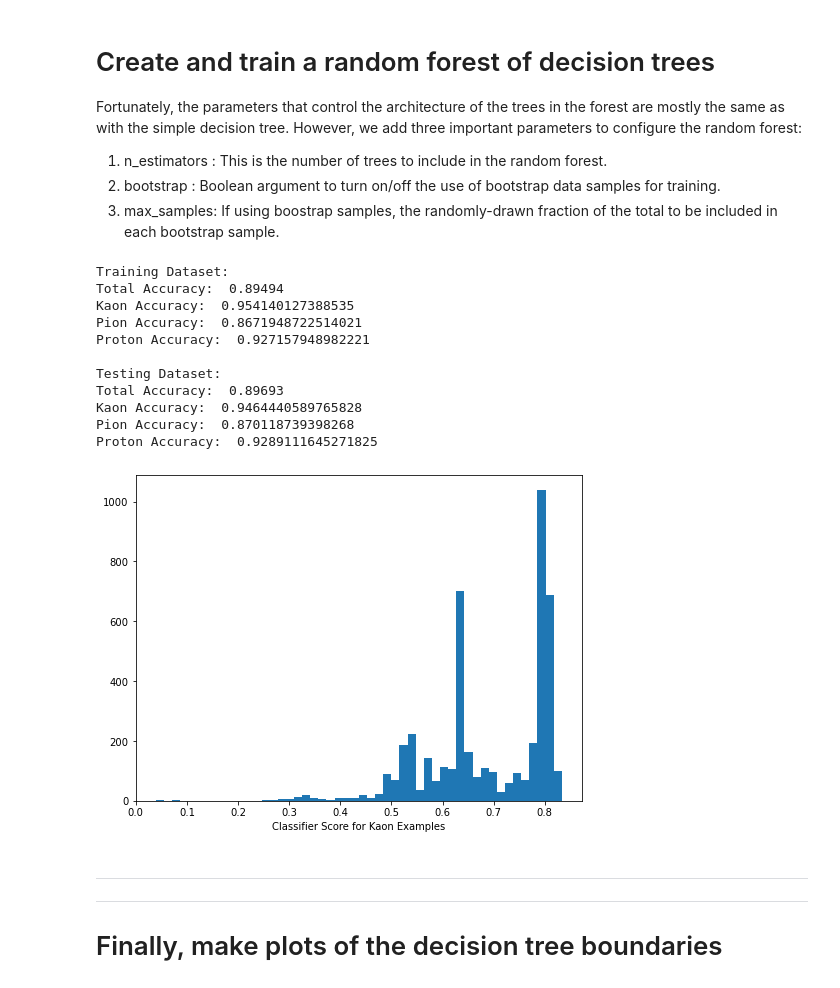
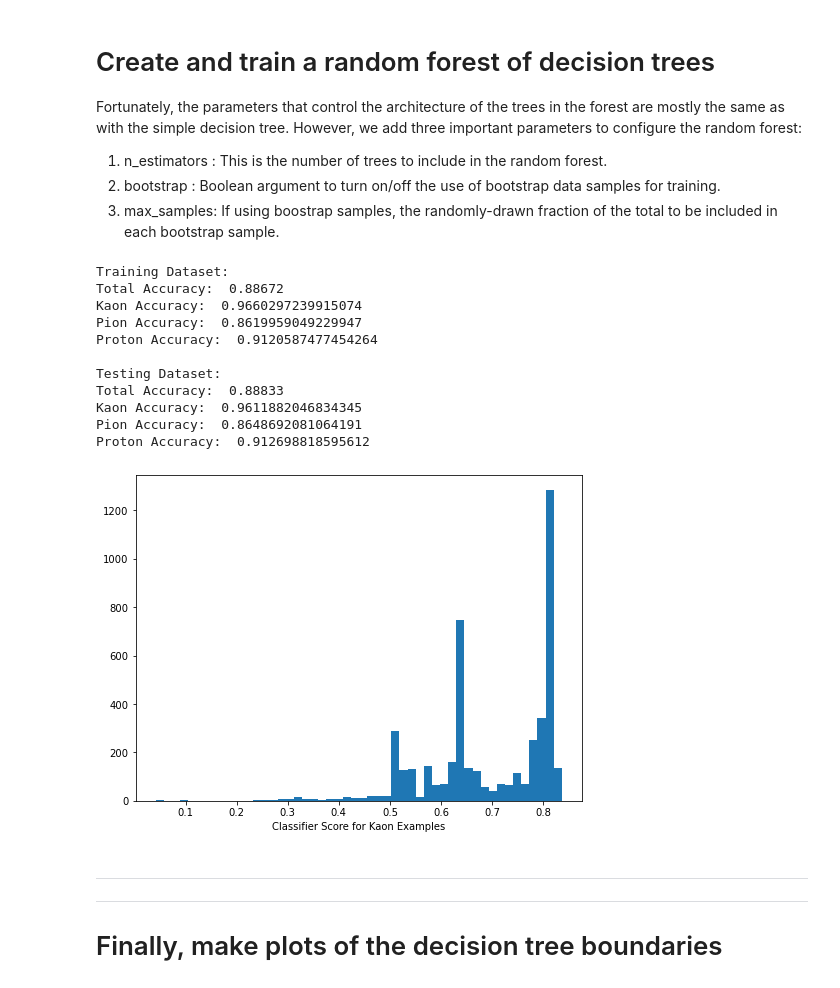
Before and after one commit to MSU-PHY-959-2021/Shared-Code, a Jupyter notebook: ClassDiscussions/ParticleID_DecisionTree_Part2.ipynb, the cells around one changed output. Cells and saved outputs as stored; diff of their text form; code cells hidden in the pictures.

```diff
--- a/ClassDiscussions/ParticleID_DecisionTree_Part2.ipynb
+++ b/ClassDiscussions/ParticleID_DecisionTree_Part2.ipynb
@@ -225,31 +225,31 @@ Fortunately, the parameters that control the architecture of the trees in the fo
 3. max_samples: If using boostrap samples, the randomly-drawn fraction of the total to be included in each bootstrap sample.
 # %%
 randForest = RandomForestClassifier(random_state=1,
-                                    n_estimators=25,
+                                    n_estimators=20,
                                     bootstrap = True,
                                     max_samples = 0.8,
                                     max_depth=maxDepth,
                                     min_samples_split=minSS,
                                     min_samples_leaf=minSL,
                                     max_leaf_nodes=maxLeaf,
                                     class_weight=cWeights)
 
 randForest.fit(X_train,y_train)
 
 evalClassifier(randForest)
 # %% [output]
 Training Dataset:
-Total Accuracy:  0.89494
-Kaon Accuracy:  0.954140127388535
-Pion Accuracy:  0.8671948722514021
-Proton Accuracy:  0.927157948982221
+Total Accuracy:  0.88672
+Kaon Accuracy:  0.9660297239915074
+Pion Accuracy:  0.8619959049229947
+Proton Accuracy:  0.9120587477454264
 
 Testing Dataset:
-Total Accuracy:  0.89693
-Kaon Accuracy:  0.9464440589765828
-Pion Accuracy:  0.870118739398268
-Proton Accuracy:  0.9289111645271825
+Total Accuracy:  0.88833
+Kaon Accuracy:  0.9611882046834345
+Pion Accuracy:  0.8648692081064191
+Proton Accuracy:  0.912698818595612
-[figure, old version]
+[figure, new version]
 # %% [markdown]
 ***
 ***
```
Also changed, not shown: parts of 1 cell of this notebook.
